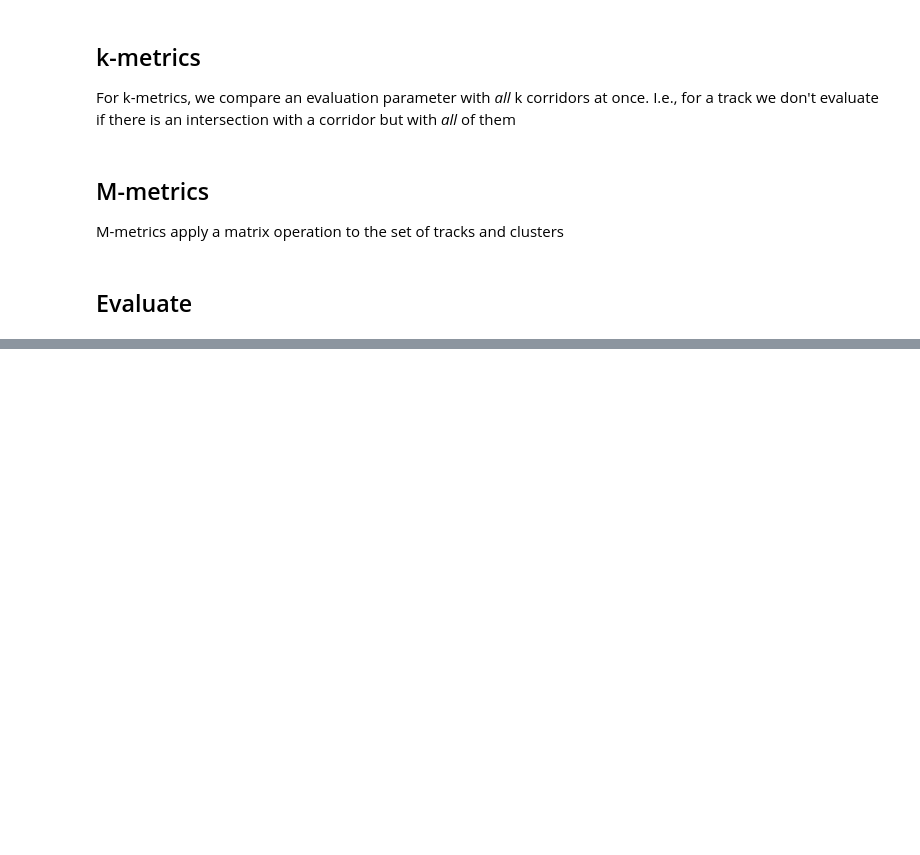
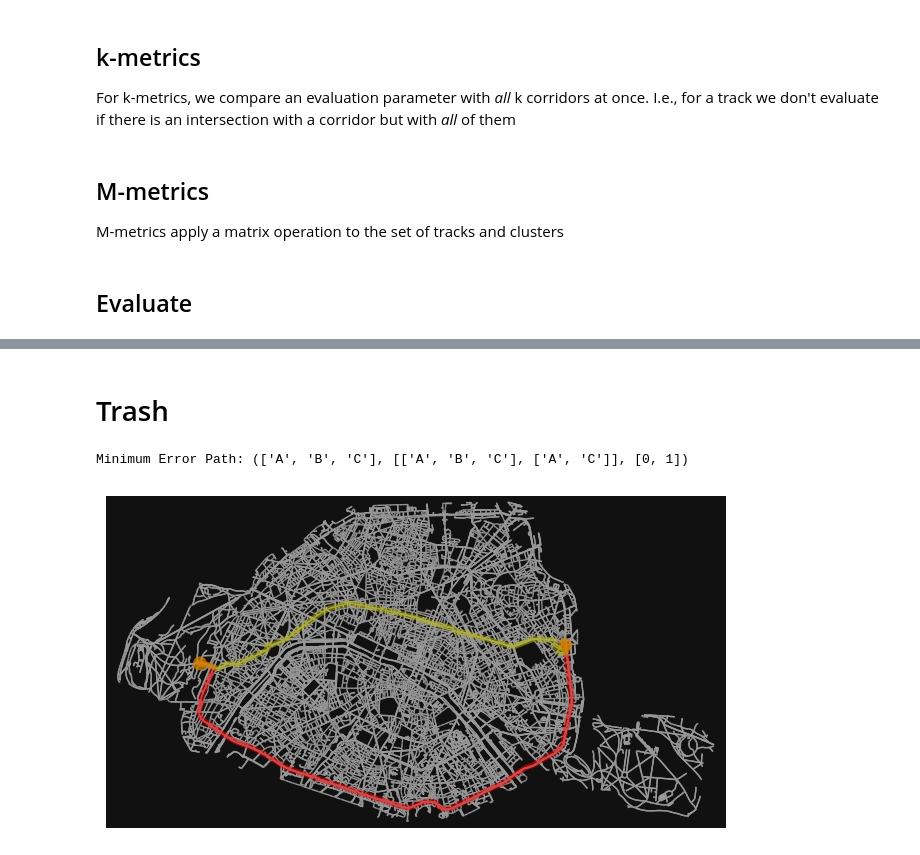
Before and after one commit to JaviAnton/UC-Project-Group-1, a Jupyter notebook: final/main.ipynb, the cells around one changed output, grey strips where cells are left out. Saved outputs shown, nothing was run; the diff lists cells and outputs as text; code cells hidden in the pictures; blank space fills up the shorter version.

```diff
--- a/final/main.ipynb
+++ b/final/main.ipynb
@@ -96,0 +161,2 @@ baseline_TTD = ox.add_edge_travel_times(baseline_TTD)
+# %%
+our_TTD=ox.graph_from_gdfs(gdf_nodes,TTD_gdf_edges)
@@ -330,0 +524,2 @@ def M_similarity(G,T,cluster_labels,k_index,include_corridors=False,ponderated=T
+# %% [markdown]
+# Trash
@@ -330,0 +548,32 @@ def M_similarity(G,T,cluster_labels,k_index,include_corridors=False,ponderated=T
+# %%
+
+# Example usage:
+# Create a graph with weighted edges
+G = nx.Graph()
+G.add_edge('A', 'B', weight=2)
+G.add_edge('B', 'C', weight=4)
+G.add_edge('A', 'C', weight=5)
+
+# Specify start and end nodes
+start_node = 'A'
+end_node = 'C'
+
+# Measured weight
+measured_weight = 6
+
+# Find the path with the minimum absolute error
+min_error_path = minimize_absolute_error_path(G, start_node, end_node, measured_weight)
+
+print("Minimum Error Path:", min_error_path)
+# %% [output]
+Minimum Error Path: (['A', 'B', 'C'], [['A', 'B', 'C'], ['A', 'C']], [0, 1])
+# %%
+n1=list(g)[0]
+n2=list(g)[120]
+route1=nx.shortest_path(baseline_TTD,n1,n2,weight="travel_time")
+route2=nx.shortest_path(our_TTD,n1,n2,weight="travel_time")
+fig, ax = ox.plot_graph_routes(
+    g, routes=[route1, route2], route_colors=["r", "y"], route_linewidth=6, node_size=0
+)
+# %% [output]
+[figure, added]
```
Also changed, not shown: parts of 25 cells of this notebook.
